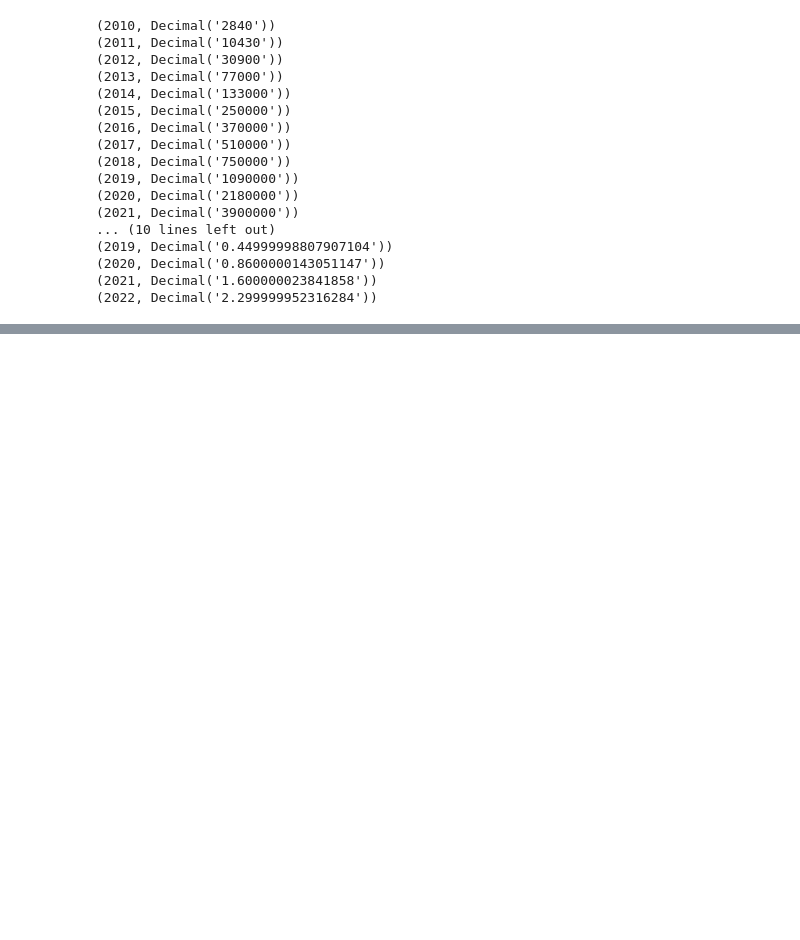
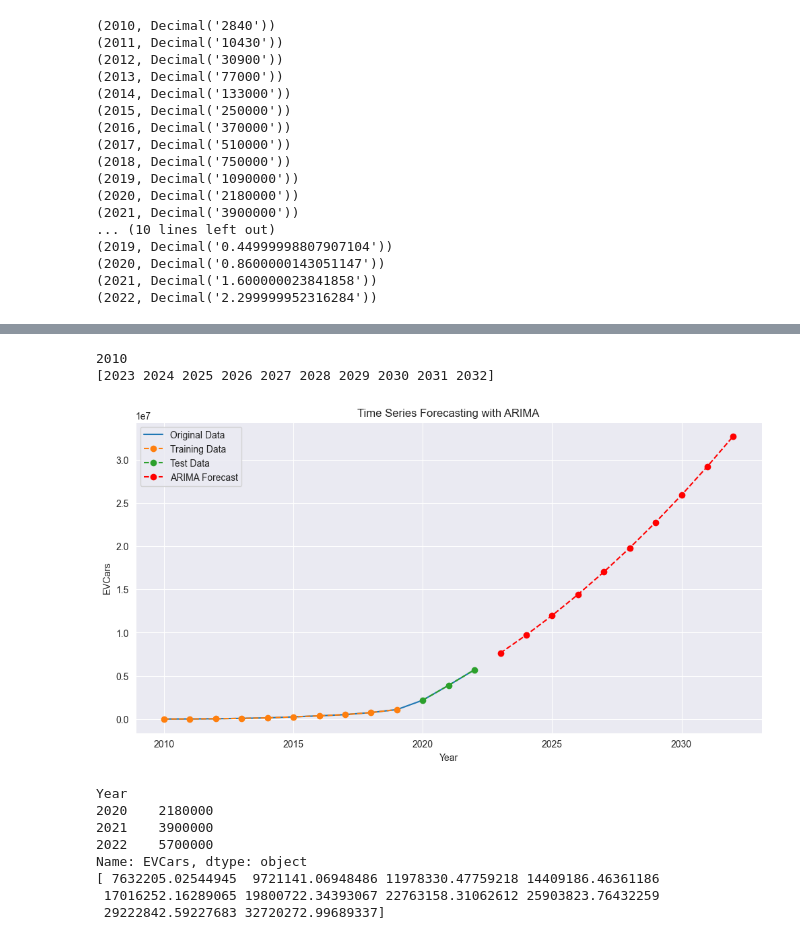
Before and after one commit to BrianRiera/CA_Database-Analytics, a Jupyter notebook: EV Sales.ipynb, the cells around one changed output, grey strips where cells are left out. Drawn from its saved outputs; the diff is of its cells as text; code cells hidden in the pictures; blank space fills up the shorter version.

Commit message:
EV and All Cars Forecasting

```diff
--- a/EV Sales.ipynb
+++ b/EV Sales.ipynb
@@ -201,10 +201,13 @@ df_combined = pd.merge(sorted_df_cars, sorted_df_all, on='Year')
 # using apply function to create a new column
 df_combined['AllCars_Total'] = df_combined.apply(lambda row: 100*row.EVCars/row.EVCarsPercentage, axis = 1)
 
+df_combined.set_index("Year", inplace=True)
+
 print(df_combined)
 
-plt.plot(df_combined['Year'], df_combined['EVCars'], label = 'EV Cars Total')
-plt.plot(df_combined['Year'], df_combined['AllCars_Total'], label = 'Total of All Cars')
+
+plt.plot(df_combined.index, df_combined['EVCars'], label = 'EV Cars Total')
+plt.plot(df_combined.index, df_combined['AllCars_Total'], label = 'Total of All Cars')
 plt.title("Electric Vehicles")
 plt.xlabel('Year')
 plt.ylabel('Number of Units')
@@ -229 +233,74 @@ plt.show()
 [figure]
+# %%
+import pandas as pd
+import numpy as np
+import matplotlib.pyplot as plt
+from statsmodels.tsa.arima.model import ARIMA
+from sklearn.metrics import mean_squared_error
+from math import sqrt
+
+df_raw = df_combined
+
+# Plot the original time series data
+'''
+plt.figure(figsize=(10, 6))
+plt.plot(df_raw.index, df['EVCars'], label='Original Data')
+plt.title('Electric Vehicles Dataset')
+plt.xlabel('Year')
+plt.ylabel('EVCars')
+plt.legend()
+plt.show()
+'''
+# Splitting the data into training and testing sets
+train_size = int(len(df_raw) * 0.8)
+train, test = df_raw[:train_size], df_raw[train_size:]
+
+
+# Fit ARIMA model
+order = (1,3,1)  # ARIMA parameters (p, d, q)
+model = ARIMA(df_raw['EVCars'].astype(float), order=order)
+fit_model = model.fit()
+
+forecast_steps = 10  # Adjust the number of steps as needed
+
+# Forecasting
+forecast = fit_model.get_forecast(steps=forecast_steps)
+conf_int = forecast.conf_int()
+forecast_values = forecast.predicted_mean
+
+print(df_raw.index.min())
+# Extend the time index for plotting
+forecast_index = np.arange(df_raw.index.max() +1, df_raw.index.max() + forecast_steps + 1)
+
+print(forecast_index)
+
+
+# Plotting the results
+plt.figure(figsize=(12, 6))
+plt.plot(df_raw.index, df_raw['EVCars'], label='Original Data')
+plt.plot(train.index, train['EVCars'], label='Training Data', linestyle='--', marker='o')
+plt.plot(test.index, test['EVCars'], label='Test Data', linestyle='--', marker='o')
+
+# Plot the ARIMA Forecast along with confidence interval
+plt.plot(forecast_index[-forecast_steps:], forecast_values, label='ARIMA Forecast', color='red', linestyle='--', marker='o')
+
+plt.title('Time Series Forecasting with ARIMA')
+plt.xlabel('Year')
+plt.ylabel('EVCars')
+plt.legend()
+plt.show()
+
+print(test['EVCars'])
+print(forecast_values.to_numpy())
+# %% [output]
+2010
+[2023 2024 2025 2026 2027 2028 2029 2030 2031 2032]
+[figure, added]
+Year
+2020    2180000
+2021    3900000
+2022    5700000
+Name: EVCars, dtype: object
+[ 7632205.02544945  9721141.06948486 11978330.47759218 14409186.46361186
+ 17016252.16289065 19800722.34393067 22763158.31062612 25903823.76432259
+ 29222842.59227683 32720272.99689337]
```
Also changed, not shown: parts of 5 cells of this notebook.
